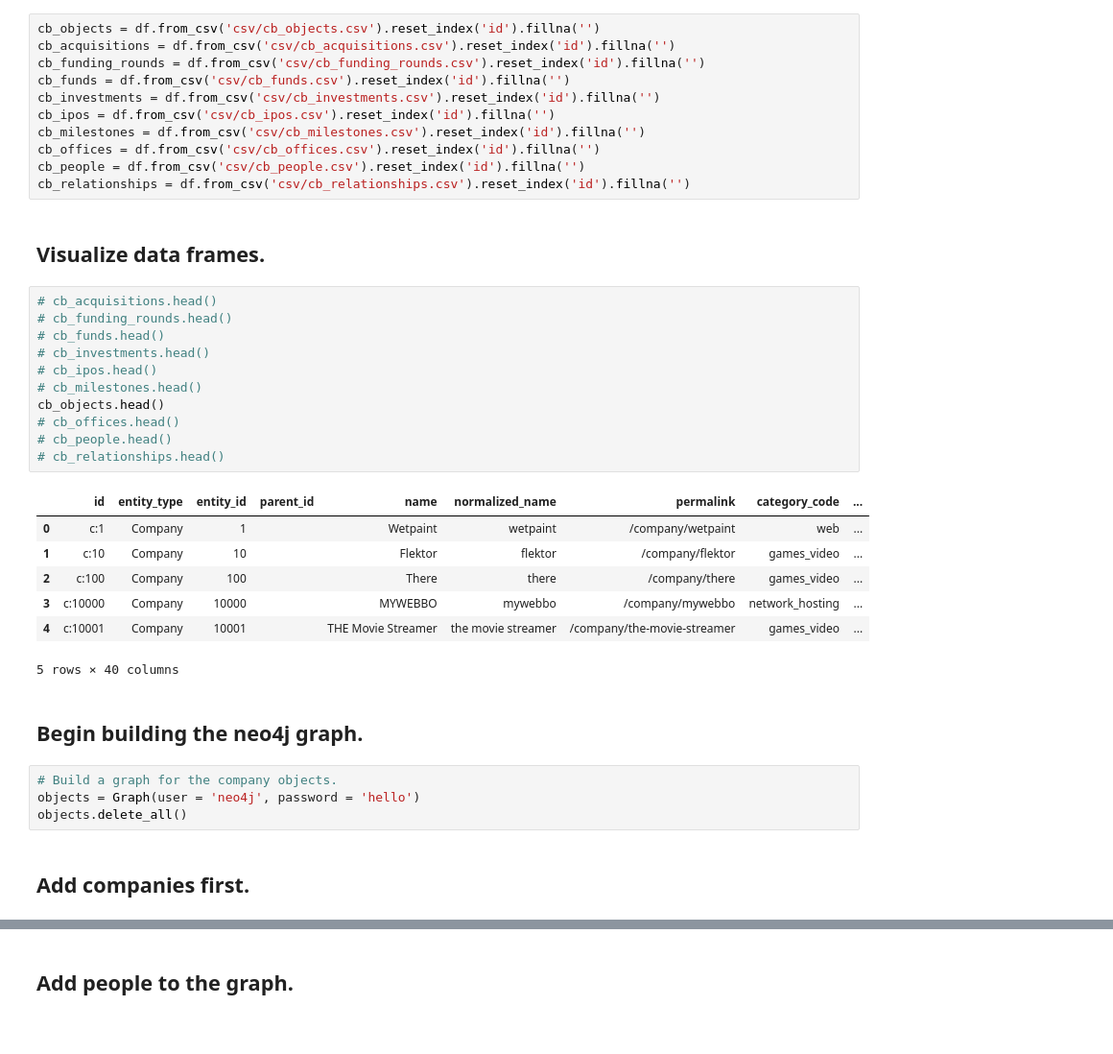
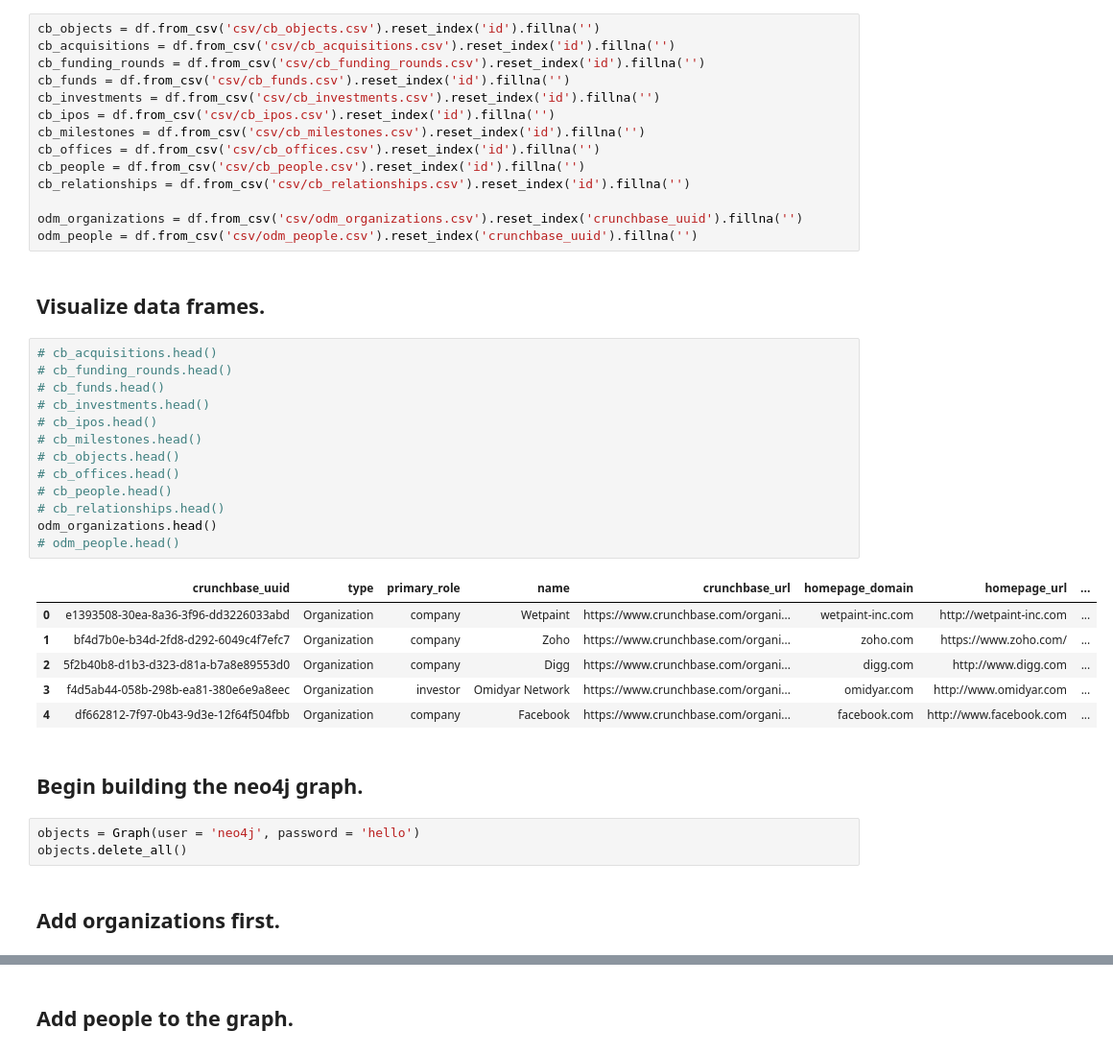
Before and after one commit to mattlevan/PredictingSuccess, a Jupyter notebook: PredictingSuccess.ipynb, the cells around one changed output, grey strips where cells are left out. Shown: that part at 96% size. Drawn from its saved outputs; the diff is of its cells as text; blank space fills up the shorter version.

```diff
--- a/PredictingSuccess.ipynb
+++ b/PredictingSuccess.ipynb
@@ -29,33 +29,36 @@ cb_milestones = df.from_csv('csv/cb_milestones.csv').reset_index('id').fillna(''
 cb_offices = df.from_csv('csv/cb_offices.csv').reset_index('id').fillna('')
 cb_people = df.from_csv('csv/cb_people.csv').reset_index('id').fillna('')
 cb_relationships = df.from_csv('csv/cb_relationships.csv').reset_index('id').fillna('')
+
+odm_organizations = df.from_csv('csv/odm_organizations.csv').reset_index('crunchbase_uuid').fillna('')
+odm_people = df.from_csv('csv/odm_people.csv').reset_index('crunchbase_uuid').fillna('')
 # %% [markdown]
 ## Visualize data frames.
 # %%
 # cb_acquisitions.head()
 # cb_funding_rounds.head()
 # cb_funds.head()
 # cb_investments.head()
 # cb_ipos.head()
 # cb_milestones.head()
-cb_objects.head()
+# cb_objects.head()
 # cb_offices.head()
 # cb_people.head()
 # cb_relationships.head()
+odm_organizations.head()
+# odm_people.head()
 # %% [output]
-|  | id | entity_type | entity_id | parent_id | name | normalized_name | permalink | category_code | ... |
-| 0 | c:1 | Company | 1 |  | Wetpaint | wetpaint | /company/wetpaint | web | ... |
-| 1 | c:10 | Company | 10 |  | Flektor | flektor | /company/flektor | games_video | ... |
-| 2 | c:100 | Company | 100 |  | There | there | /company/there | games_video | ... |
-| 3 | c:10000 | Company | 10000 |  | MYWEBBO | mywebbo | /company/mywebbo | network_hosting | ... |
-| 4 | c:10001 | Company | 10001 |  | THE Movie Streamer | the movie streamer | /company/the-movie-streamer | games_video | ... |
+|  | crunchbase_uuid | type | primary_role | name | crunchbase_url | homepage_domain | homepage_url | ... |
+| 0 | e1393508-30ea-8a36-3f96-dd3226033abd | Organization | company | Wetpaint | https://www.crunchbase.com/organi... | wetpaint-inc.com | http://wetpaint-inc.com | ... |
+| 1 | bf4d7b0e-b34d-2fd8-d292-6049c4f7efc7 | Organization | company | Zoho | https://www.crunchbase.com/organi... | zoho.com | https://www.zoho.com/ | ... |
+| 2 | 5f2b40b8-d1b3-d323-d81a-b7a8e89553d0 | Organization | company | Digg | https://www.crunchbase.com/organi... | digg.com | http://www.digg.com | ... |
+| 3 | f4d5ab44-058b-298b-ea81-380e6e9a8eec | Organization | investor | Omidyar Network | https://www.crunchbase.com/organi... | omidyar.com | http://www.omidyar.com | ... |
+| 4 | df662812-7f97-0b43-9d3e-12f64f504fbb | Organization | company | Facebook | https://www.crunchbase.com/organi... | facebook.com | http://www.facebook.com | ... |
-5 rows × 40 columns
 # %% [markdown]
 ## Begin building the neo4j graph.
 # %%
-# Build a graph for the company objects.
 objects = Graph(user = 'neo4j', password = 'hello')
 objects.delete_all()
 # %% [markdown]
-## Add companies first.
+## Add organizations first.
 # %%
```
Also changed, not shown: parts of 18 cells of this notebook, 21 other files.
